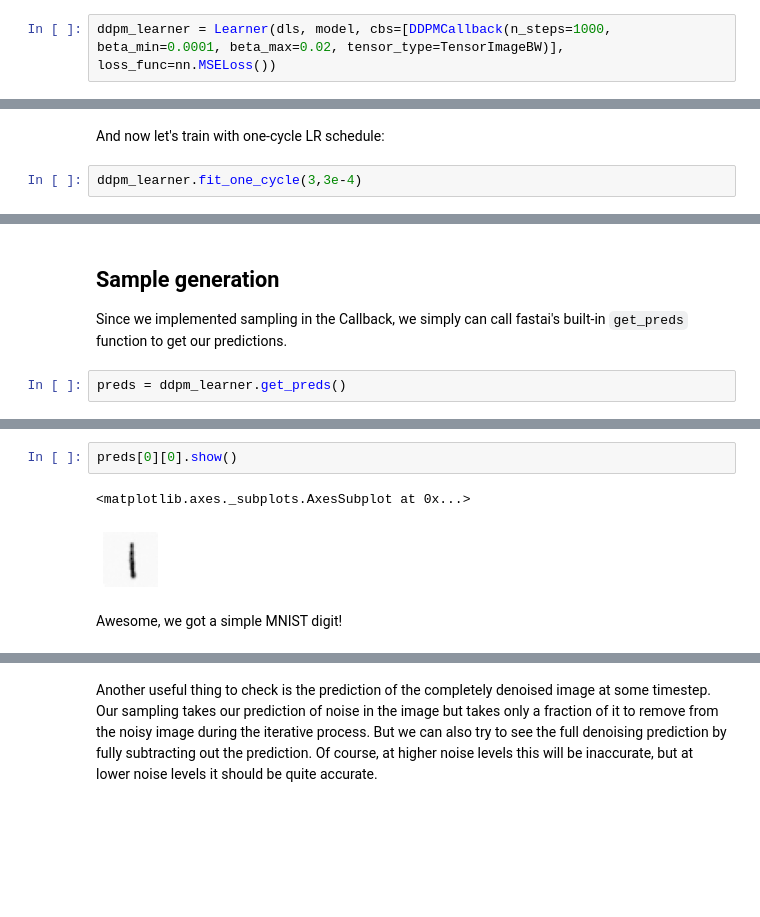
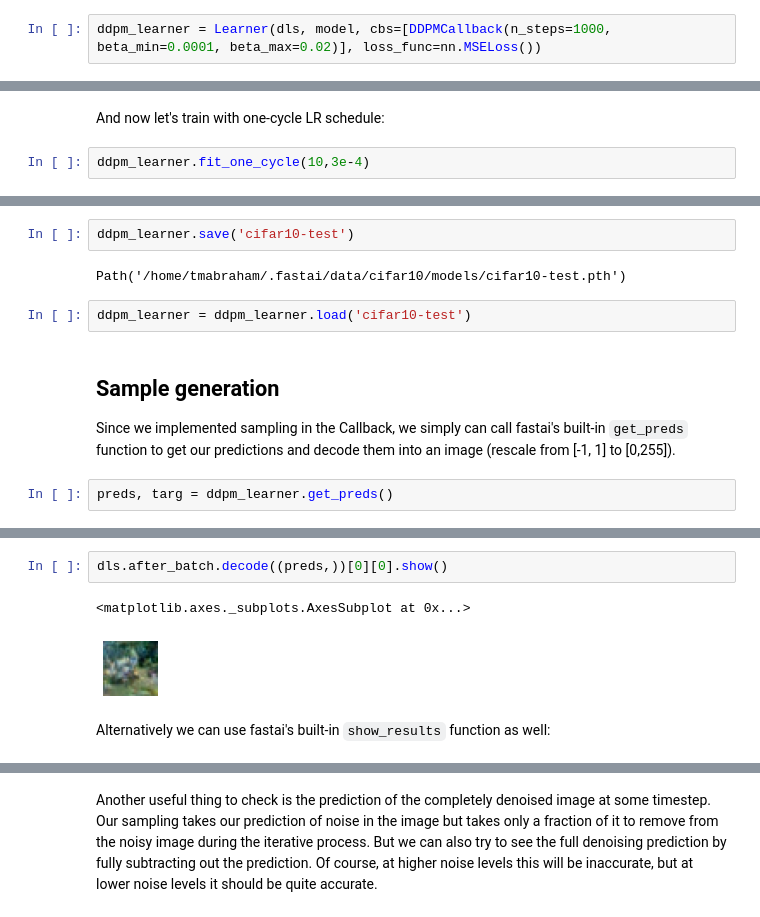
Before and after one commit to fastai/fastdiffusion, a Jupyter notebook: nbs/Diffusion_models_with_fastai.ipynb, the cells around one changed output, grey strips where cells are left out. Saved outputs shown, nothing was run; the diff lists cells and outputs as text; blank space fills up the shorter version.

```diff
--- a/nbs/Diffusion_models_with_fastai.ipynb
+++ b/nbs/Diffusion_models_with_fastai.ipynb
@@ -106,7 +113,7 @@ model = Unet(dim=32,channels=1)
 # %% [markdown]
 Now we can create a fastai Learner with our DataLoaders, Callback (with the appropriate number of timesteps and noise schedule) and the simple MSE loss that we use to train DDPM.
 # %%
-ddpm_learner = Learner(dls, model, cbs=[DDPMCallback(n_steps=1000, beta_min=0.0001, beta_max=0.02, tensor_type=TensorImageBW)], loss_func=nn.MSELoss())
+ddpm_learner = Learner(dls, model, cbs=[DDPMCallback(n_steps=1000, beta_min=0.0001, beta_max=0.02)], loss_func=nn.MSELoss())
 # %% [markdown]
 Let's use fastai's amazing LR finder to select a good LR for training:
 # %%
@@ -118,6 +125,6 @@ SuggestedLRs(valley=4.365158383734524e-05)
 # %% [markdown]
 And now let's train with one-cycle LR schedule:
 # %%
-ddpm_learner.fit_one_cycle(3,3e-4)
+ddpm_learner.fit_one_cycle(10,3e-4)
 # %% [output]
 | epoch | train_loss | valid_loss | time |
@@ -131,15 +145,21 @@ ddpm_learner.recorder.plot_loss()
+# %%
+ddpm_learner.save('cifar10-test')
+# %% [output]
+Path('/home/tmabraham/.fastai/data/cifar10/models/cifar10-test.pth')
+# %%
+ddpm_learner = ddpm_learner.load('cifar10-test')
 # %% [markdown]
 ## Sample generation
 
-Since we implemented sampling in the Callback, we simply can call fastai's built-in `get_preds` function to get our predictions.
+Since we implemented sampling in the Callback, we simply can call fastai's built-in `get_preds` function to get our predictions and decode them into an image (rescale from [-1, 1] to [0,255]).
 # %%
-preds = ddpm_learner.get_preds()
+preds, targ = ddpm_learner.get_preds()
 # %% [output]
 [interactive output not drawn]
 # %%
-preds[0][0].show()
+dls.after_batch.decode((preds,))[0][0].show()
 # %% [output]
 <matplotlib.axes._subplots.AxesSubplot at 0x...>
-[figure, old version]
+[figure, new version]
-# %% [markdown]
-Awesome, we got a simple MNIST digit!
+# %% [markdown]
+Alternatively we can use fastai's built-in `show_results` function as well:
```
Also changed, not shown: parts of 14 cells of this notebook.
